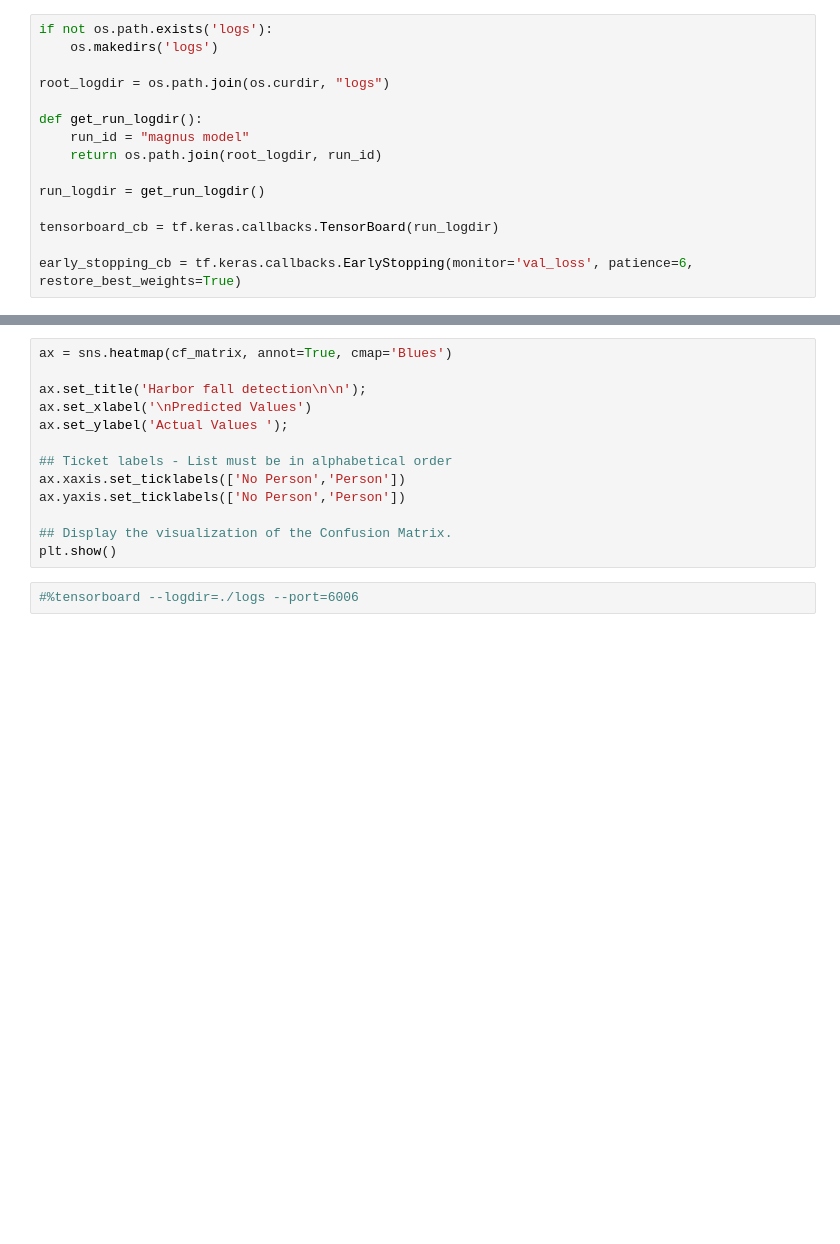
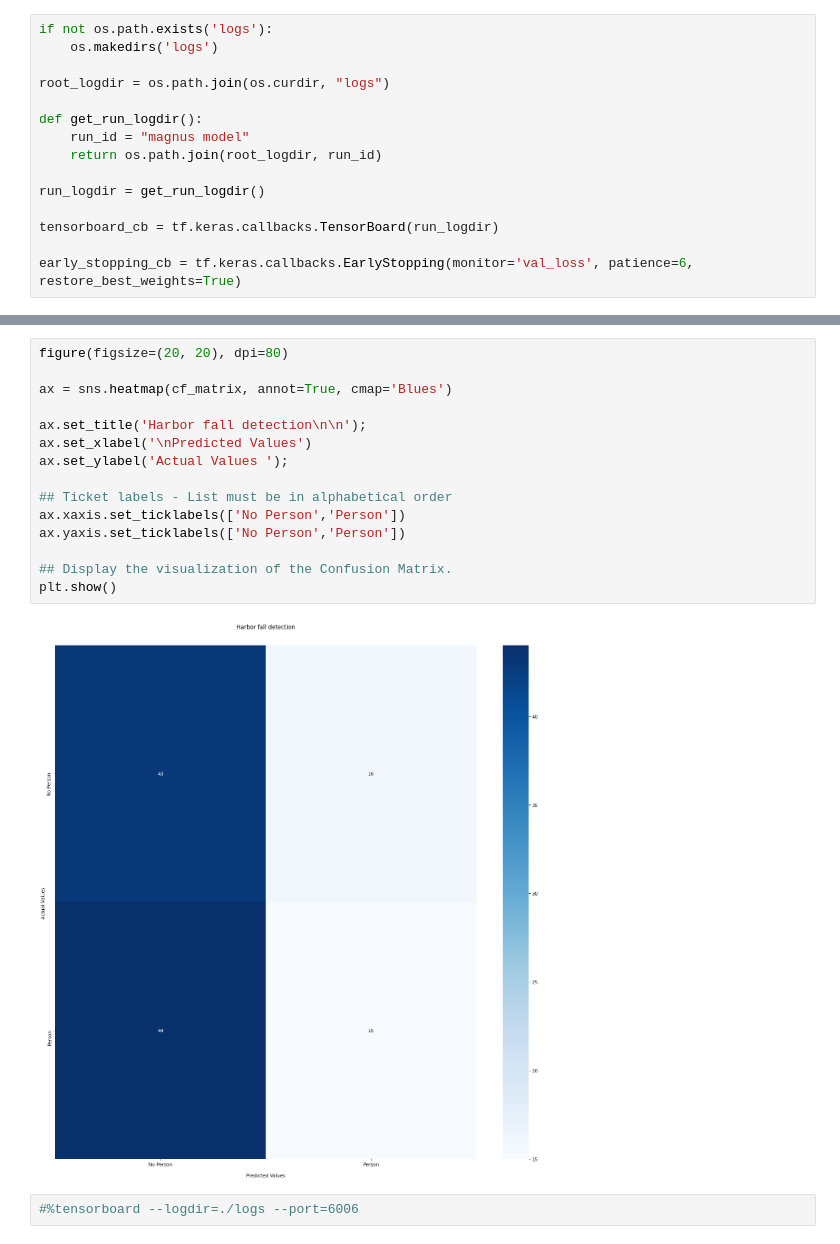
Before and after one commit to VGIS-774/data_scripts, a Jupyter notebook: train_model.ipynb, the cells around one changed output, grey strips where cells are left out. Drawn from its saved outputs; the diff is of its cells as text; blank space fills up the shorter version.

```diff
--- a/train_model.ipynb
+++ b/train_model.ipynb
@@ -171,15 +207,19 @@ cf_matrix
 # %%
+figure(figsize=(20, 20), dpi=80)
+
 ax = sns.heatmap(cf_matrix, annot=True, cmap='Blues')
 
 ax.set_title('Harbor fall detection\n\n');
 ax.set_xlabel('\nPredicted Values')
 ax.set_ylabel('Actual Values ');
 
 ## Ticket labels - List must be in alphabetical order
 ax.xaxis.set_ticklabels(['No Person','Person'])
 ax.yaxis.set_ticklabels(['No Person','Person'])
 
 ## Display the visualization of the Confusion Matrix.
 plt.show()
+# %% [output]
+[figure, added]
 # %%
 #%tensorboard --logdir=./logs --port=6006
```
Also changed, not shown: parts of 10 cells of this notebook, 2 other files.
